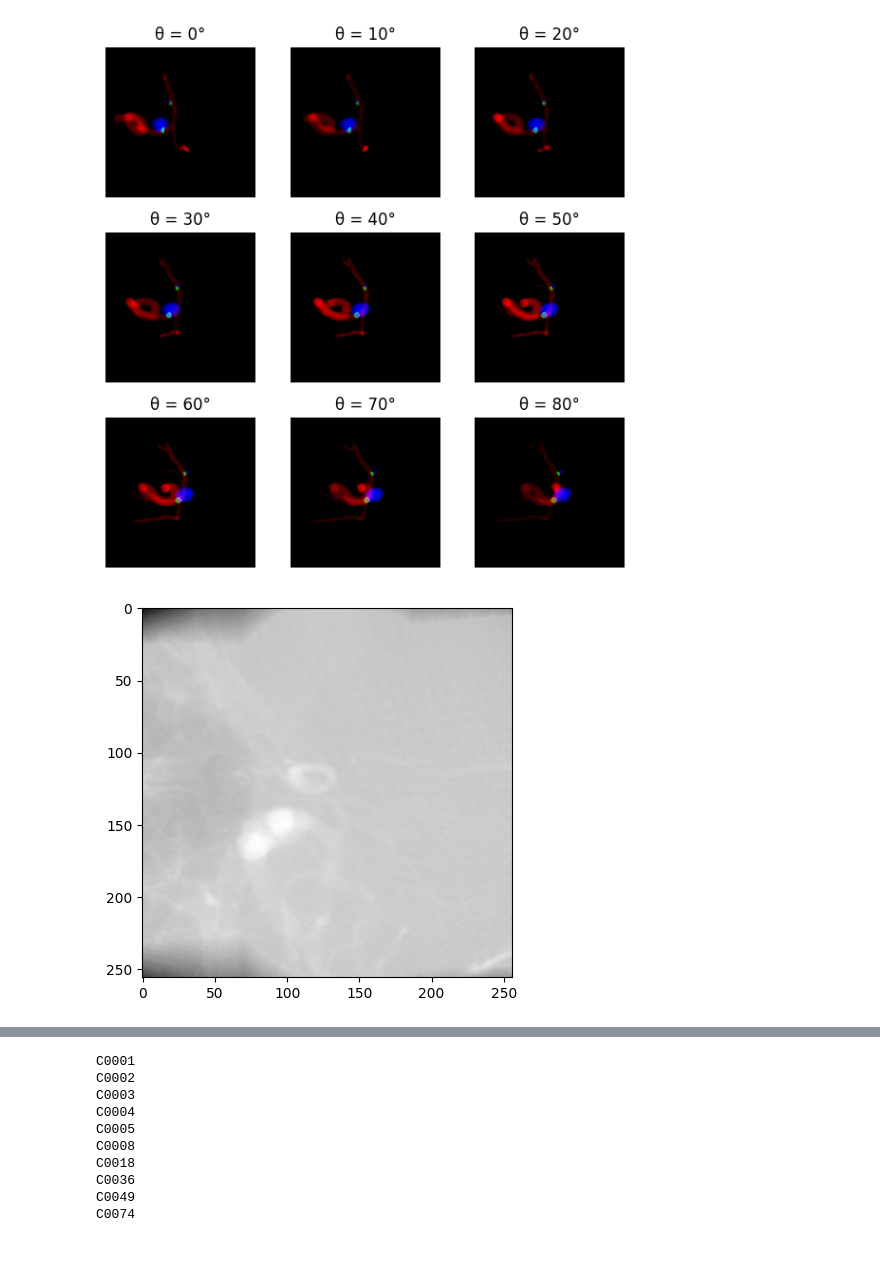
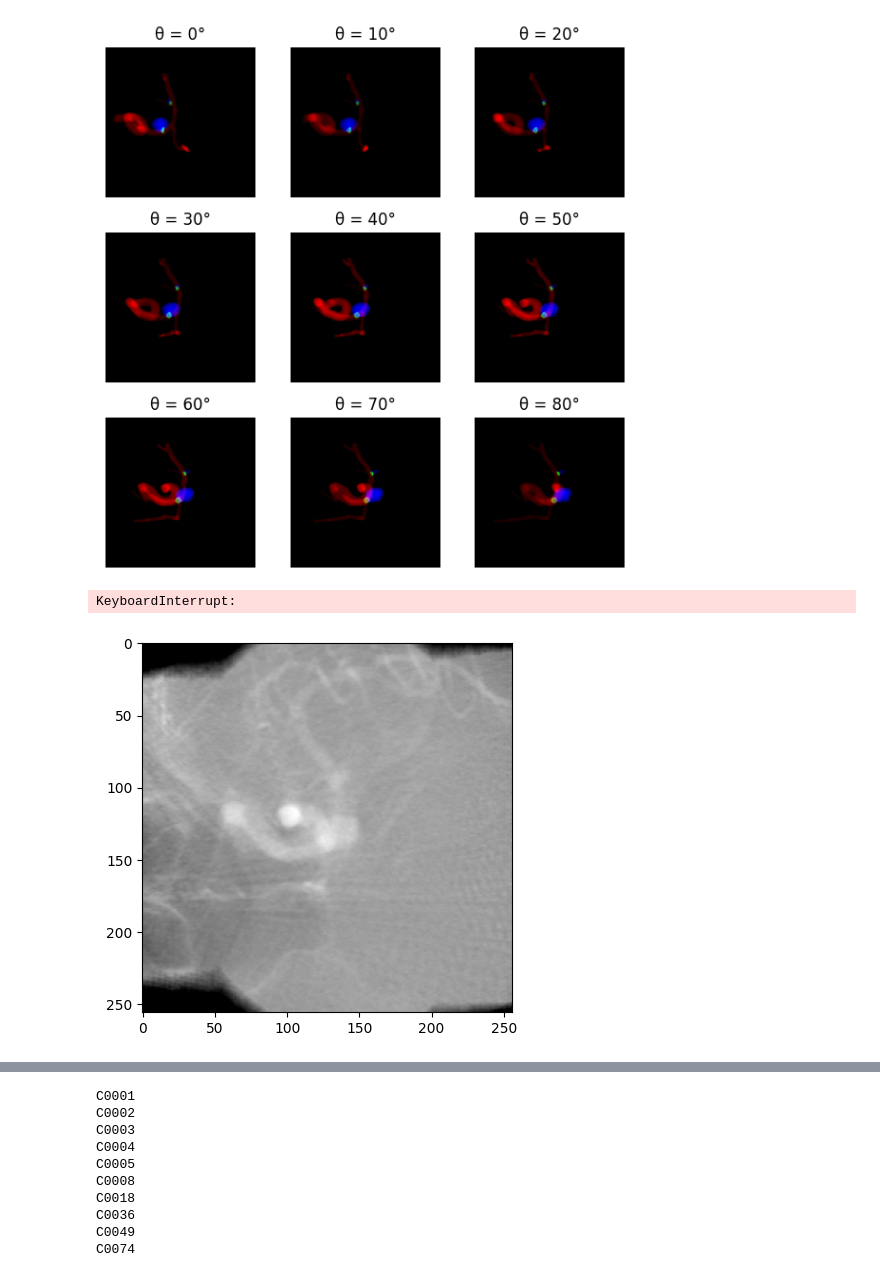
Before and after one commit to Undefined1234/TeamChallenge_Group6, a Jupyter notebook: DRR.ipynb, the cells around one changed output, grey strips where cells are left out. Saved outputs shown, nothing was run; the diff lists cells and outputs as text; code cells hidden in the pictures.

```diff
--- a/DRR.ipynb
+++ b/DRR.ipynb
@@ -238,11 +243,8 @@ for patient_ID in os.listdir(folder_path):
             drr_img[drr_img<0.01] = 0
 
             drr_filename = patient_ID + '_X' + str(theta) + '_Y' + str(alpha)
-            drr_filepath = 'dataset2\\DRR_images\\' + drr_filename # Change path
+            drr_filepath = 'dataset3\\DRR_images\\' + drr_filename # Change path
 
-            # drr_img = np.nan_to_num(drr_img, nan=0, posinf=0, neginf=0)
-            # drr_img = np.maximum(drr_img, 0)
-            drr_img = 255*(drr_img-np.min(drr_img))/(np.max(drr_img)-np.min(drr_img))
             # drr_img = np.clip(drr_img, 0, 255)
             drr_img_uint8 = drr_img.astype(np.uint8)
 
@@ -270,13 +272,24 @@ for patient_ID in os.listdir(folder_path):
 
             # time.sleep(2)
 
-    fname = 'dataset2\\excel\\' + patient_ID + '.xlsx' # Change path
+    fname = 'dataset3\\excel\\' + patient_ID + '.xlsx' # Change path
     wb.save(filename = fname)
+# %% [output]
+KeyboardInterrupt:
-# %%
-# drr_img_list[5].astype(np.uint8)
-plt.imshow(drr_img_list[5],cmap='gray');
-# %% [output]
-[figure, removed]
+# %%
+# drr_img_list[5].astype(np.uint8)
+img = drr_img_list[6]
+minval = np.percentile(img, 3)
+maxval = np.percentile(img, 100)
+img = np.clip(img, minval, maxval)
+
+img = 255*(img-minval)/(maxval-minval)
+img_uint8 = img.astype(np.uint8)
+im = Image.fromarray(img_uint8)
+im.save('test.png')
+plt.imshow(img,cmap='gray');
+# %% [output]
+[figure, added]
 # %%
 scores = np.array(scores)
 idx = np.argsort(scores)
```
Also changed, not shown: parts of 4 cells of this notebook.
